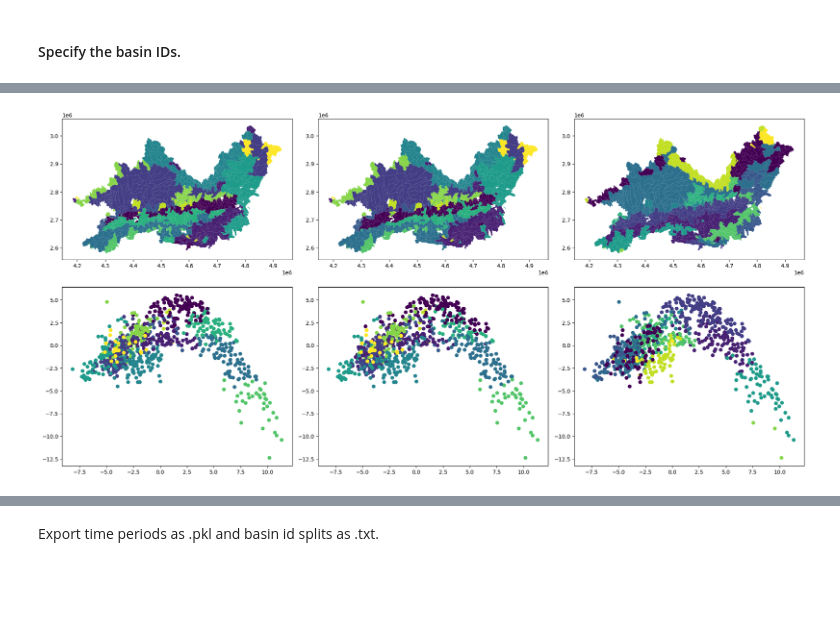
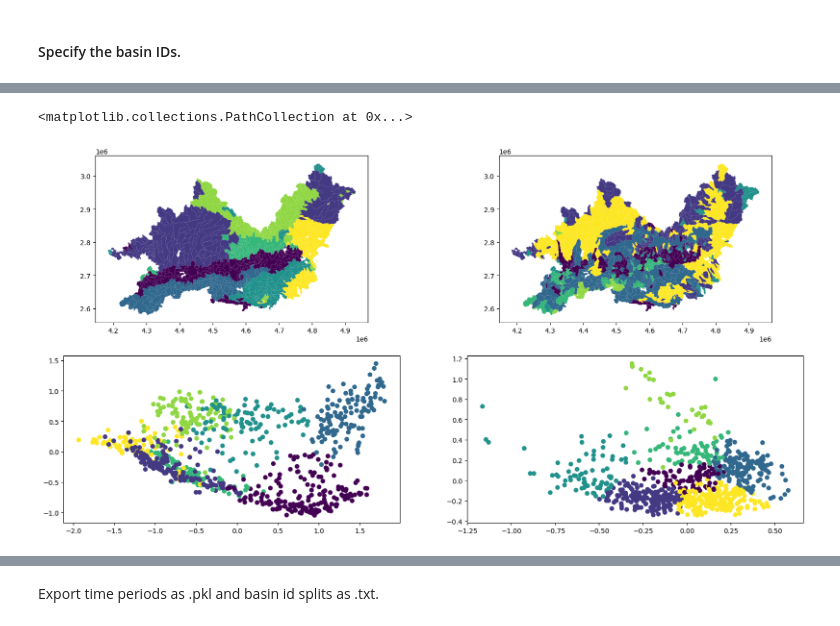
Before and after one commit to tripleUU-U/lamah-ce_lstm, a Jupyter notebook: eda/make_splits.ipynb, the cells around one changed output, grey strips where cells are left out. Saved outputs shown, nothing was run; the diff lists cells and outputs as text; code cells hidden in the pictures; blank space fills up the shorter version.

```diff
--- a/eda/make_splits.ipynb
+++ b/eda/make_splits.ipynb
@@ -96,11 +95,10 @@ print(n_samples)
 # %% [markdown]
 #### Specify the basin IDs.
 # %%
-# Remove NA & non-numeric columns and normalize with z-score for PCA.
+# Remove NA & non-numeric columns and normalize.
 
-scaler = preprocessing.StandardScaler()
+scaler = preprocessing.MinMaxScaler()
 
-# Load attributes and hydrologic indices.
 attributes_shape_path = Path("/home/wuhlmann/BA/data/raw_data/2_LamaH-CE_daily/B_basins_intermediate_all/3_shapefiles/Basins_B.shp")
 hydro_indices_path = Path("/home/wuhlmann/BA/data/raw_data/2_LamaH-CE_daily/D_gauges/1_attributes/Hydro_indices_1981_2017.csv")
 
@@ -116,7 +114,7 @@ scaled_attributes = pd.DataFrame(
     index=numeric_attributes.index
 )
 
-# hy id are used to validate the clusters, which are based on the catchment attributes.
+# Also get hydro indices, to cluster basins based on that.
 hydro_indices = pd.read_table(hydro_indices_path, header=0, sep=";")
 hydro_indices.set_index("ID", inplace=True)
 
@@ -135,7 +133,7 @@ scaled_hy_id = scaled_hy_id.loc[common_ids]
 # %%
 # Apply PCA to minimise cocorrelation.
 
-pca = PCA(n_components=0.9, svd_solver="full")
+pca = PCA(n_components=0.8, svd_solver="full")
 pca_attributes = pca.fit_transform(scaled_attributes)
 pca_hy_id = pca.fit_transform(scaled_hy_id)
 # %%
@@ -171,55 +150,29 @@ axs[2].plot(range(2,15), DB_scores)
 # %%
-n_clusters = 12
+n_clusters = 7
 
-# CLUSTER
+cmap = mpl.colormaps["viridis"].resampled(n_clusters)
+
 kmeans = KMeans(n_clusters=n_clusters, random_state=42)
+
 kmeans.fit(pca_attributes)
-kmeans_labels = pd.Series(kmeans.labels_,scaled_attributes.index)
 
-gmm = GaussianMixture(n_components=n_clusters,random_state=42)
-gmm_labels = pd.Series(gmm.fit_predict(pca_attributes), scaled_attributes.index)
+basin_attr_kmeans_labels = pd.Series(kmeans.labels_,scaled_attributes.index)
 
-agglo = AgglomerativeClustering(n_clusters=n_clusters)
-agglo_labels = pd.Series(agglo.fit_predict(pca_attributes), scaled_attributes.index)
+plot_gdf = no_na_attributes.copy()
+plot_gdf["cluster_attributes"] = basin_attr_kmeans_labels
 
-# PLOT
-plot_gdf = no_na_attributes.copy()
-plot_gdf["kmeans_labels"] = kmeans_labels
-plot_gdf["gmm_labels"] = gmm_labels
-plot_gdf["agglo_labels"] = agglo_labels
+kmeans.fit(pca_hy_id)
 
-# Assign one fix color for each cluster
-cmap = mpl.colormaps["viridis"].resampled(n_clusters)
-vmin = plot_gdf["kmeans_labels"].min()
-vmax = plot_gdf["kmeans_labels"].max()
+basin_hy_kmeans_labels = pd.Series(kmeans.labels_, scaled_hy_id.index)
 
-fig, axs = plt.subplots(2,3,figsize=(20,10))
+plot_gdf["cluster_hy_id"] = basin_hy_kmeans_labels
 
-plot_gdf.plot(
-    ax=axs[0,0],
-    column="kmeans_labels",
-    cmap=cmap, vmin=vmin, vmax=vmax
-)
+fig, axs = plt.subplots(2,2,figsize=(20,10))
 
-plot_gdf.plot(
-    ax=axs[0,1],
-    column="gmm_labels",
-    cmap=cmap, vmin=vmin, vmax=vmax)
-
-plot_gdf.plot(
-    ax=axs[0,2],
-    column="agglo_labels",
-    cmap=cmap, vmin=vmin, vmax=vmax)
-
-axs[1,0].scatter(pca_attributes[:,0], pca_attributes[:,1], c=kmeans_labels)
-axs[1,1].scatter(pca_attributes[:,0], pca_attributes[:,1], c=gmm_labels)
-axs[1,2].scatter(pca_attributes[:,0], pca_attributes[:,1], c=agglo_labels)
-
-# Calculate mean values of hydro id per cluster group.
-hy_id_mean_df = scaled_hy_id.groupby(kmeans_labels).mean()
-
-#sns.heatmap(ax=axs[1,1],data=hy_id_mean_df.transpose())
-
-plt.tight_layout()
+plot_gdf.plot(ax=axs[0,0], column="cluster_attributes", cmap=cmap)
+plot_gdf.plot(ax=axs[0,1], column="cluster_hy_id",cmap=cmap)
+axs[1,0].scatter(pca_attributes[:,0], pca_attributes[:,1], c=basin_attr_kmeans_labels)
+axs[1,1].scatter(pca_hy_id[:,0], pca_hy_id[:,1], c=basin_hy_kmeans_labels)
 # %% [output]
+<matplotlib.collections.PathCollection at 0x...>
-[figure, old version]
+[figure, new version]
```
Also changed, not shown: parts of 6 cells of this notebook.
